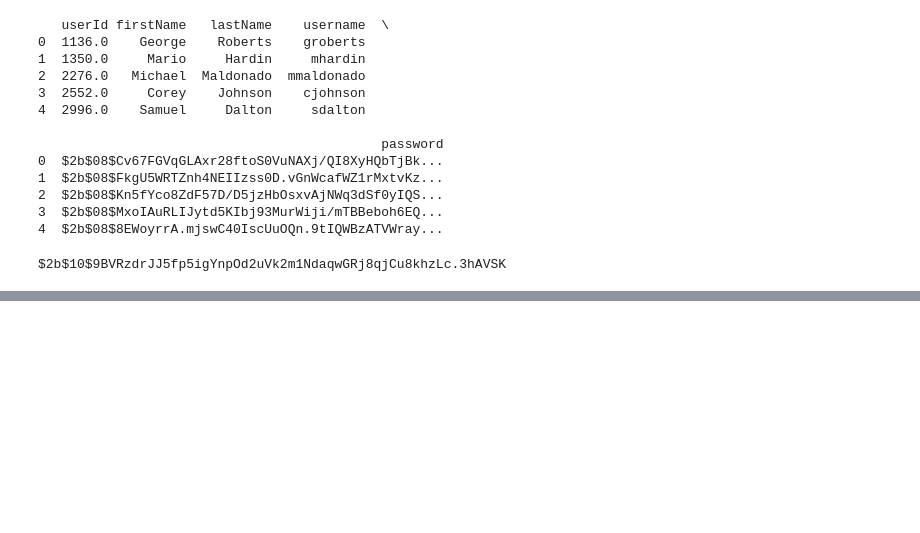
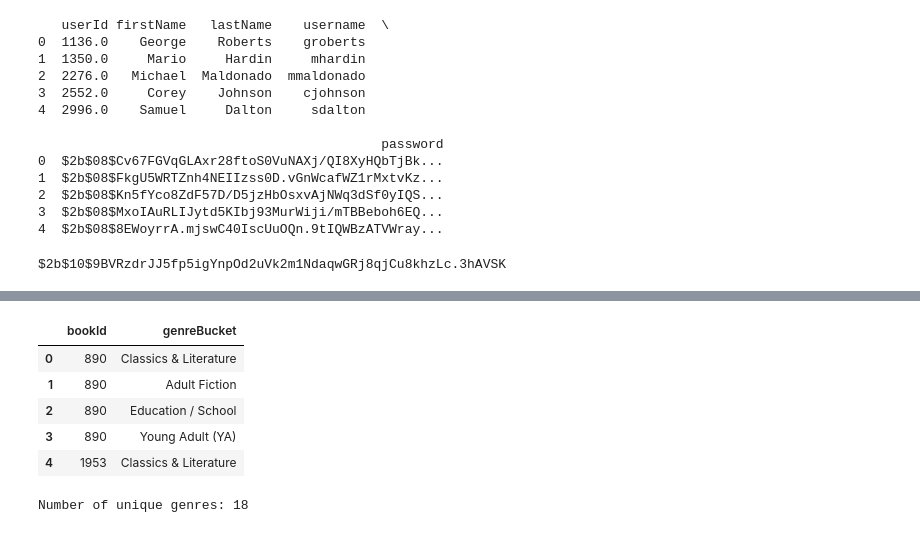
Before and after one commit to mariahj990/final_project_database, a Jupyter notebook: final_project_database/datasource_csvs/bcnf_decomp.ipynb, the cells around one changed output, grey strips where cells are left out. Saved outputs shown, nothing was run; the diff lists cells and outputs as text; code cells hidden in the pictures; blank space fills up the shorter version.

Commit message:
clustering genres into a mapping, fixing curr_checkout table, querying for if book is available

```diff
--- a/final_project_database/datasource_csvs/bcnf_decomp.ipynb
+++ b/final_project_database/datasource_csvs/bcnf_decomp.ipynb
@@ -335,0 +341,5 @@ to_read.to_csv("final_project_database/datasource_csvs/to_read.csv", index = Fal
+# %%
+import ast
+# Step 1: Convert string to actual list
+df = R3
+print(type(df['genres'].iloc[0]))
@@ -335,0 +348,8 @@ to_read.to_csv("final_project_database/datasource_csvs/to_read.csv", index = Fal
+# %%
+# Explode directly if it's already a list
+book_genre_mapping = df.explode('genres').rename(columns={'genres': 'genre'})
+
+# Keep only book identifier and genre
+book_genre_mapping = book_genre_mapping[['bookId', 'genre']]
+
+print(book_genre_mapping.head())
@@ -335,0 +390,7 @@ to_read.to_csv("final_project_database/datasource_csvs/to_read.csv", index = Fal
+# %%
+import pandas as pd
+
+pd.set_option('display.max_rows', None)  # Show all rows
+pd.set_option('display.max_columns', None)
+
+print(genre_counts)
@@ -335,0 +589,16 @@ to_read.to_csv("final_project_database/datasource_csvs/to_read.csv", index = Fal
+# %%
+book_genre_mapping = book_genre_mapping[['bookId', 'bucket']].drop_duplicates().reset_index(drop=True)
+book_genre_mapping = book_genre_mapping.rename(columns={'bucket': 'genreBucket'})
+book_genre_mapping.head()
+# %% [output]
+|  | bookId | genreBucket |
+| 0 | 890 | Classics & Literature |
+| 1 | 890 | Adult Fiction |
+| 2 | 890 | Education / School |
+| 3 | 890 | Young Adult (YA) |
+| 4 | 1953 | Classics & Literature |
+# %%
+num_unique_genres = book_genre_mapping['genreBucket'].nunique()
+print("Number of unique genres:", num_unique_genres)
+# %% [output]
+Number of unique genres: 18
```
Also changed, not shown: parts of 9 cells of this notebook, 2 other files.
